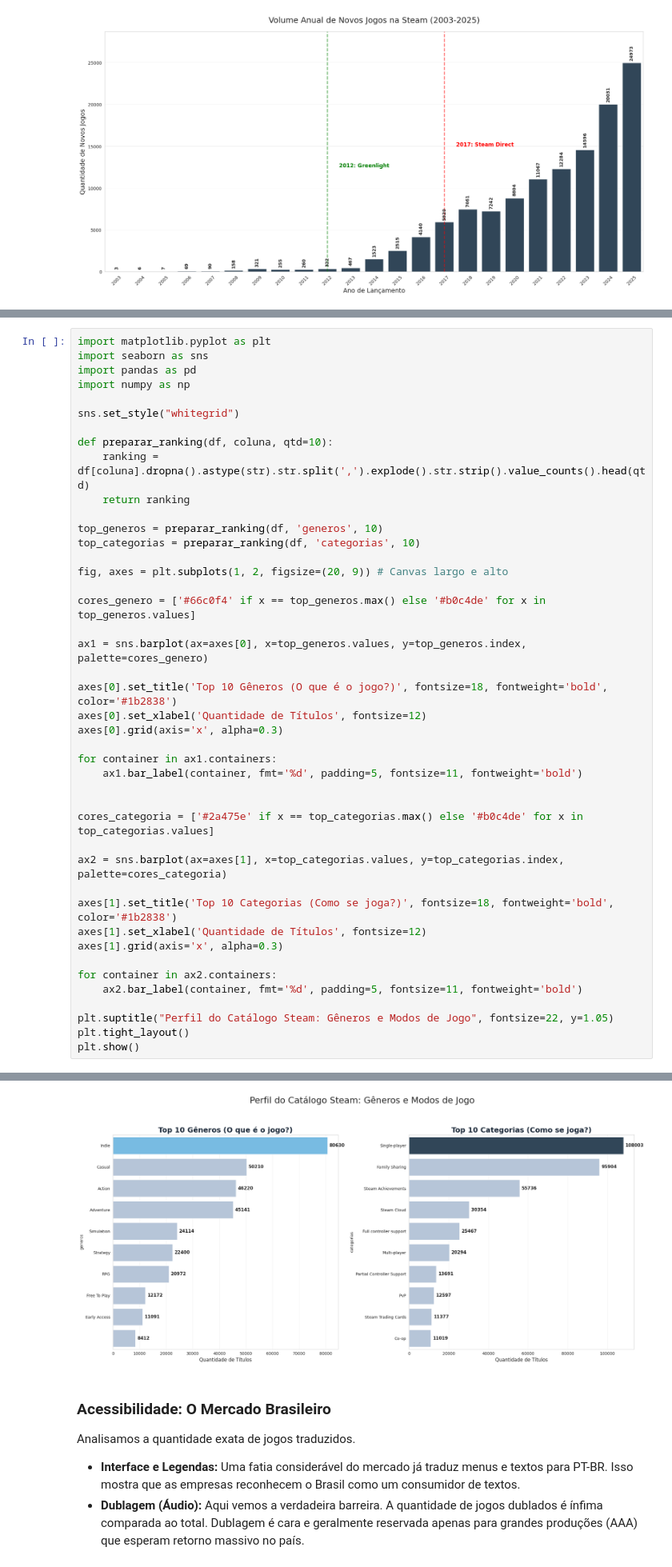
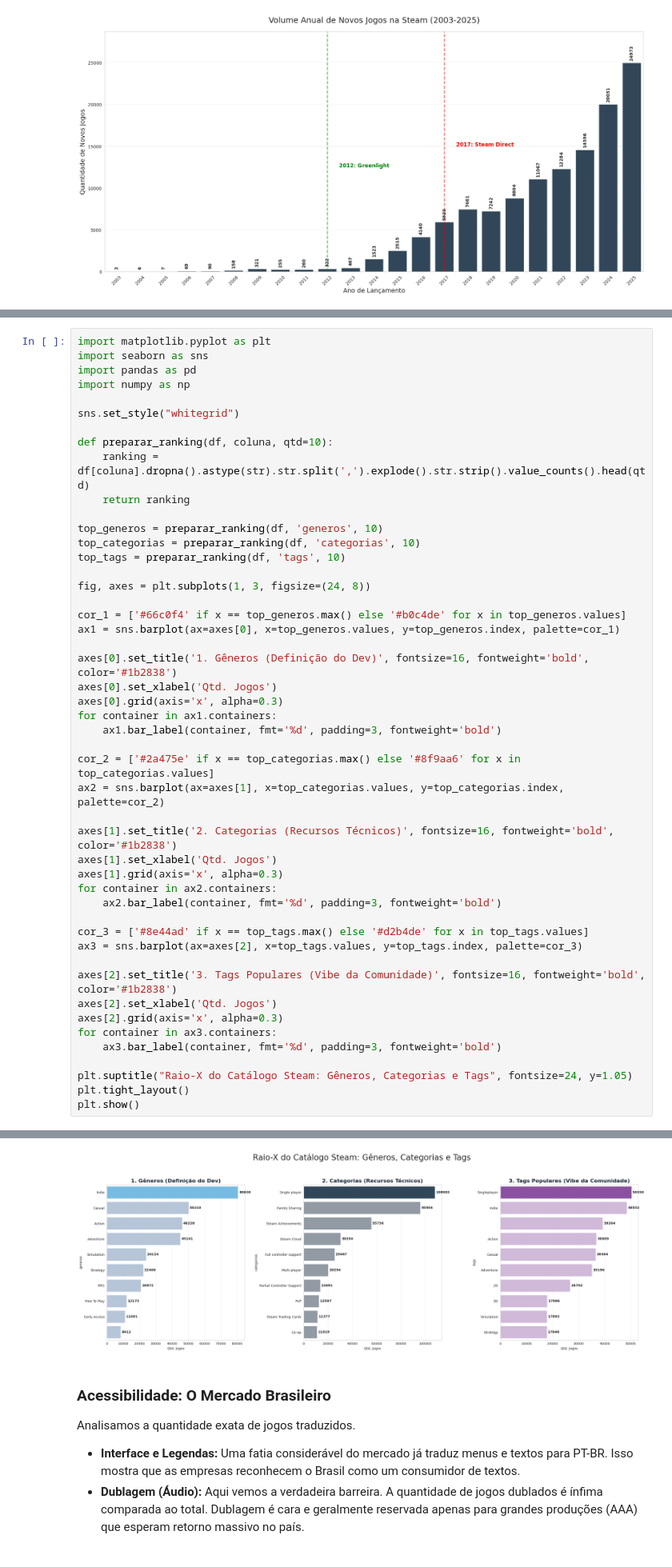
Before and after one commit to Raphides/Steam-BI, a Jupyter notebook: data_layer/raw/analytics.ipynb, the cells around one changed output, grey strips where cells are left out. Shown at 80% size. Drawn from its saved outputs; the diff is of its cells as text.

```diff
--- a/data_layer/raw/analytics.ipynb
+++ b/data_layer/raw/analytics.ipynb
@@ -531,33 +535,38 @@ def preparar_ranking(df, coluna, qtd=10):
 
 top_generos = preparar_ranking(df, 'generos', 10)
 top_categorias = preparar_ranking(df, 'categorias', 10)
+top_tags = preparar_ranking(df, 'tags', 10)
 
-fig, axes = plt.subplots(1, 2, figsize=(20, 9)) # Canvas largo e alto
+fig, axes = plt.subplots(1, 3, figsize=(24, 8))
 
-cores_genero = ['#66c0f4' if x == top_generos.max() else '#b0c4de' for x in top_generos.values]
+cor_1 = ['#66c0f4' if x == top_generos.max() else '#b0c4de' for x in top_generos.values]
+ax1 = sns.barplot(ax=axes[0], x=top_generos.values, y=top_generos.index, palette=cor_1)
 
-ax1 = sns.barplot(ax=axes[0], x=top_generos.values, y=top_generos.index, palette=cores_genero)
+axes[0].set_title('1. Gêneros (Definição do Dev)', fontsize=16, fontweight='bold', color='#1b2838')
+axes[0].set_xlabel('Qtd. Jogos')
+axes[0].grid(axis='x', alpha=0.3)
+for container in ax1.containers:
+    ax1.bar_label(container, fmt='%d', padding=3, fontweight='bold')
 
-axes[0].set_title('Top 10 Gêneros (O que é o jogo?)', fontsize=18, fontweight='bold', color='#1b2838')
-axes[0].set_xlabel('Quantidade de Títulos', fontsize=12)
-axes[0].grid(axis='x', alpha=0.3)
+cor_2 = ['#2a475e' if x == top_categorias.max() else '#8f9aa6' for x in top_categorias.values]
+ax2 = sns.barplot(ax=axes[1], x=top_categorias.values, y=top_categorias.index, palette=cor_2)
 
-for container in ax1.containers:
-    ax1.bar_label(container, fmt='%d', padding=5, fontsize=11, fontweight='bold')
+axes[1].set_title('2. Categorias (Recursos Técnicos)', fontsize=16, fontweight='bold', color='#1b2838')
+axes[1].set_xlabel('Qtd. Jogos')
+axes[1].grid(axis='x', alpha=0.3)
+for container in ax2.containers:
+    ax2.bar_label(container, fmt='%d', padding=3, fontweight='bold')
 
+cor_3 = ['#8e44ad' if x == top_tags.max() else '#d2b4de' for x in top_tags.values]
+ax3 = sns.barplot(ax=axes[2], x=top_tags.values, y=top_tags.index, palette=cor_3)
 
-cores_categoria = ['#2a475e' if x == top_categorias.max() else '#b0c4de' for x in top_categorias.values]
+axes[2].set_title('3. Tags Populares (Vibe da Comunidade)', fontsize=16, fontweight='bold', color='#1b2838')
+axes[2].set_xlabel('Qtd. Jogos')
+axes[2].grid(axis='x', alpha=0.3)
+for container in ax3.containers:
+    ax3.bar_label(container, fmt='%d', padding=3, fontweight='bold')
 
-ax2 = sns.barplot(ax=axes[1], x=top_categorias.values, y=top_categorias.index, palette=cores_categoria)
-
-axes[1].set_title('Top 10 Categorias (Como se joga?)', fontsize=18, fontweight='bold', color='#1b2838')
-axes[1].set_xlabel('Quantidade de Títulos', fontsize=12)
-axes[1].grid(axis='x', alpha=0.3)
-
-for container in ax2.containers:
-    ax2.bar_label(container, fmt='%d', padding=5, fontsize=11, fontweight='bold')
-
-plt.suptitle("Perfil do Catálogo Steam: Gêneros e Modos de Jogo", fontsize=22, y=1.05)
+plt.suptitle("Raio-X do Catálogo Steam: Gêneros, Categorias e Tags", fontsize=24, y=1.05)
 plt.tight_layout()
 plt.show()
 # %% [output]
@@ -571,4 +584,4 @@ Passing `palette` without assigning `hue` is deprecated and will be removed in v
-[figure, old version]
+[figure, new version]
 # %% [markdown]
 ### Acessibilidade: O Mercado Brasileiro
 
```
Also changed, not shown: parts of 5 cells of this notebook.
